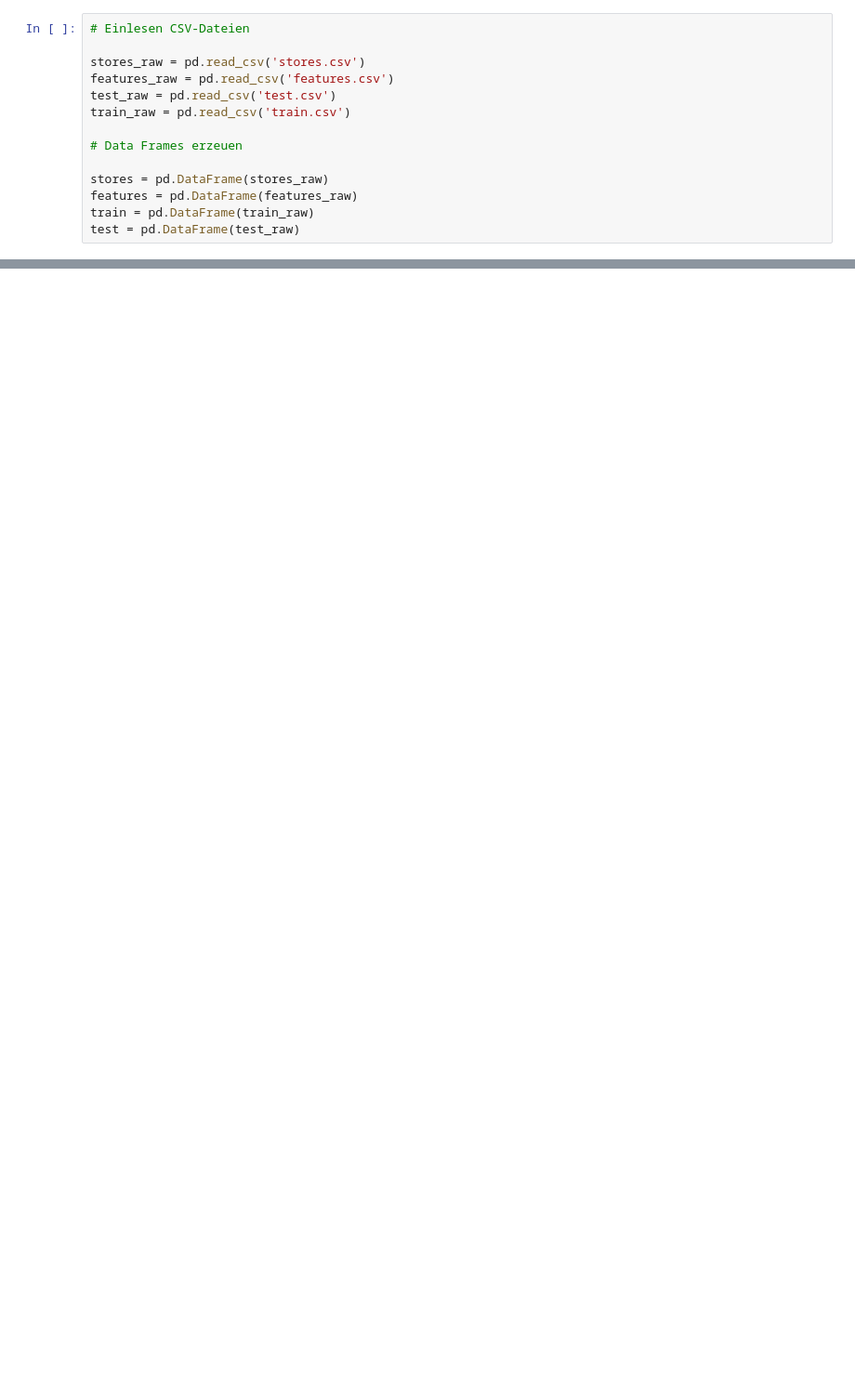
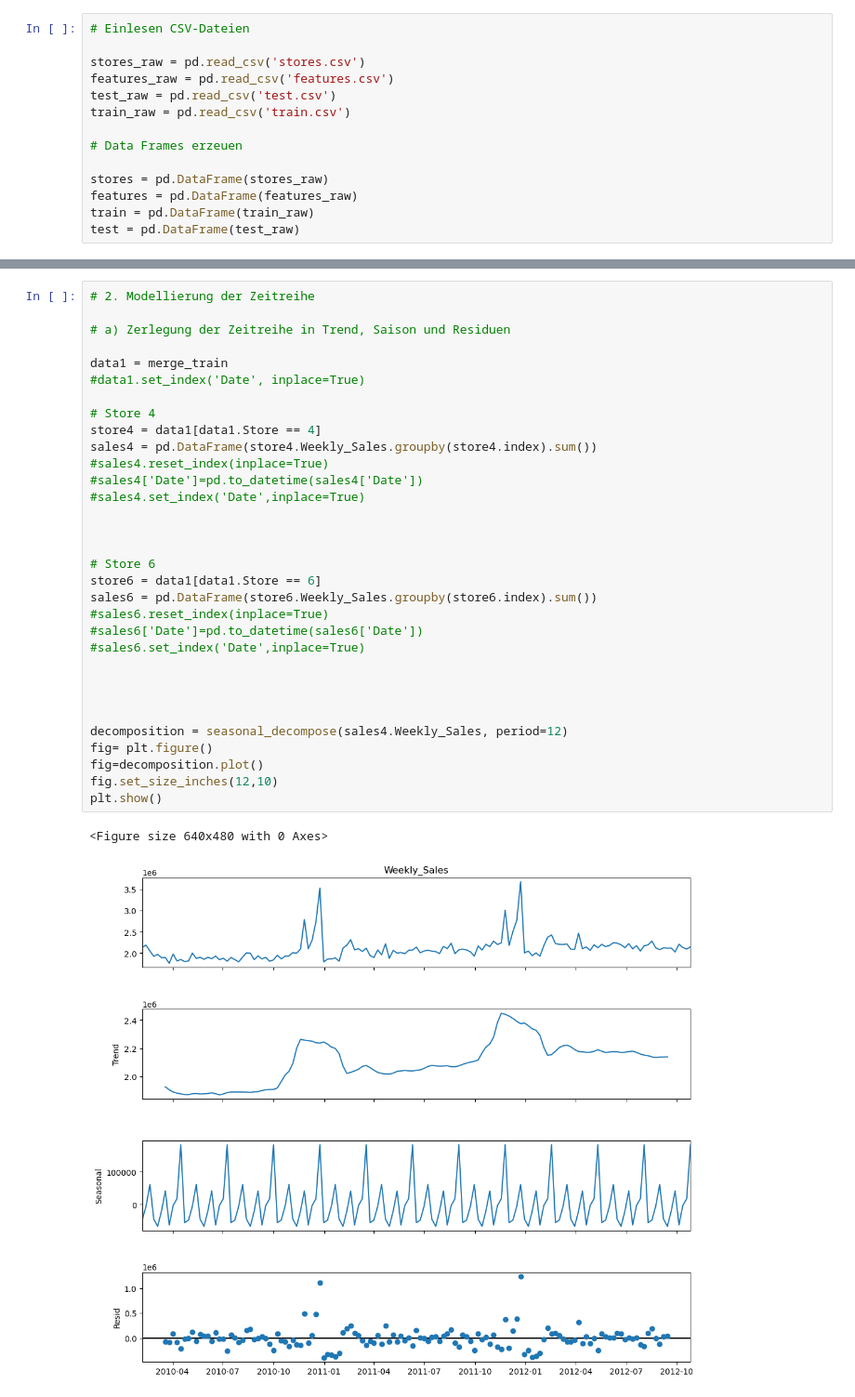
Before and after one commit to MaMut1991/Final_Project, a Jupyter notebook: Time_Series_Analysis.ipynb, the cells around one changed output, grey strips where cells are left out. Shown: that part at 93% size. Saved outputs shown, nothing was run; the diff lists cells and outputs as text; blank space fills up the shorter version.

Commit message:
Korrelationsfunktion und Zeitreihenanalyse hinzugefügt

```diff
--- a/Time_Series_Analysis.ipynb
+++ b/Time_Series_Analysis.ipynb
@@ -48,0 +117,35 @@ stores.Type = stores.Type.apply(transform_Type)
+# %%
+# 2. Modellierung der Zeitreihe
+
+# a) Zerlegung der Zeitreihe in Trend, Saison und Residuen
+
+data1 = merge_train
+#data1.set_index('Date', inplace=True)
+
+# Store 4
+store4 = data1[data1.Store == 4]
+sales4 = pd.DataFrame(store4.Weekly_Sales.groupby(store4.index).sum())
+#sales4.reset_index(inplace=True)
+#sales4['Date']=pd.to_datetime(sales4['Date'])
+#sales4.set_index('Date',inplace=True)
+
+
+
+# Store 6
+store6 = data1[data1.Store == 6]
+sales6 = pd.DataFrame(store6.Weekly_Sales.groupby(store6.index).sum())
+#sales6.reset_index(inplace=True)
+#sales6['Date']=pd.to_datetime(sales6['Date'])
+#sales6.set_index('Date',inplace=True)
+
+
+
+
+decomposition = seasonal_decompose(sales4.Weekly_Sales, period=12)
+fig= plt.figure()
+fig=decomposition.plot()
+fig.set_size_inches(12,10)
+plt.show()
+# %% [output]
+<Figure size 640x480 with 0 Axes>
+[figure, added]
```
Also changed, not shown: parts of 14 cells of this notebook, 5 other files.
